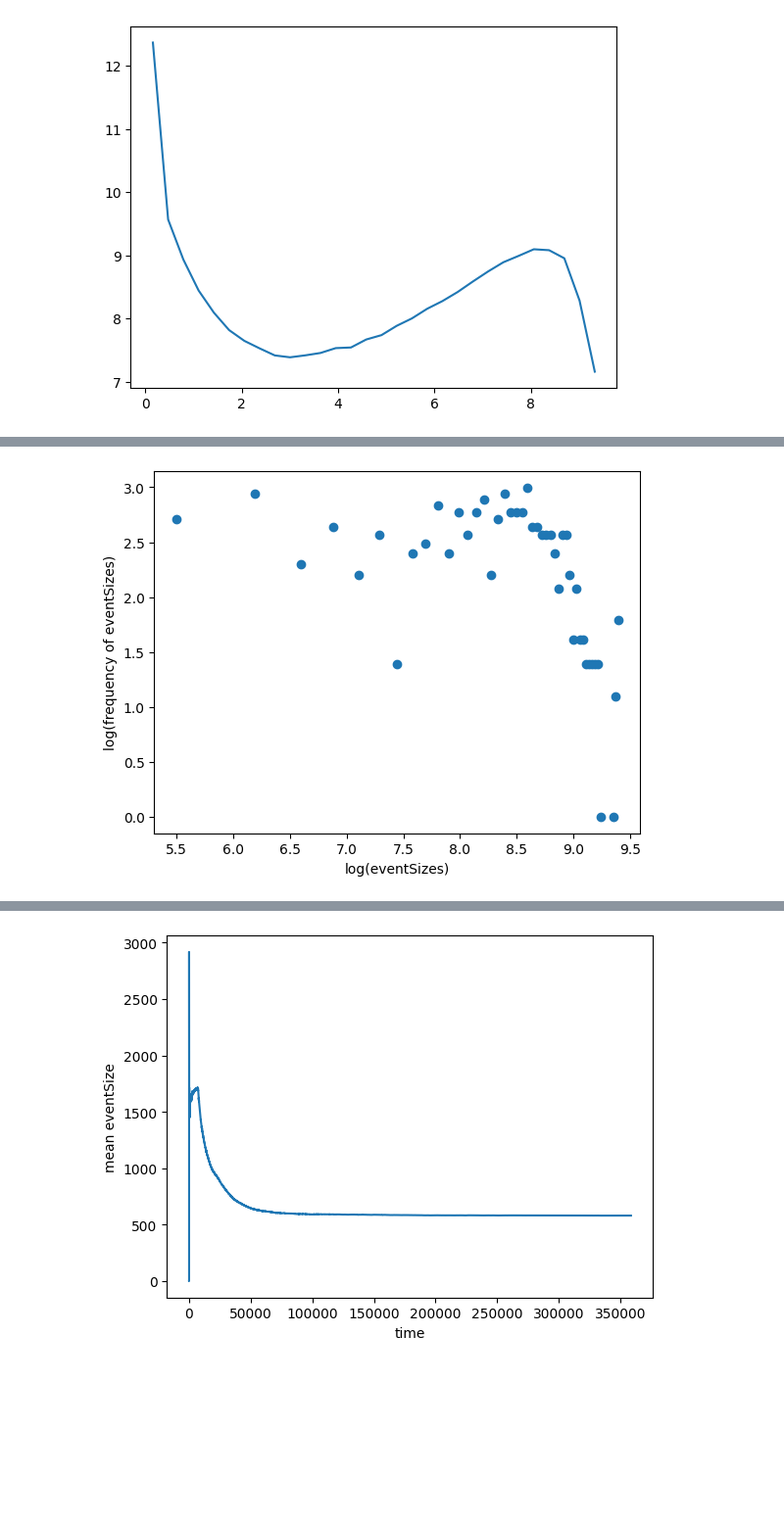
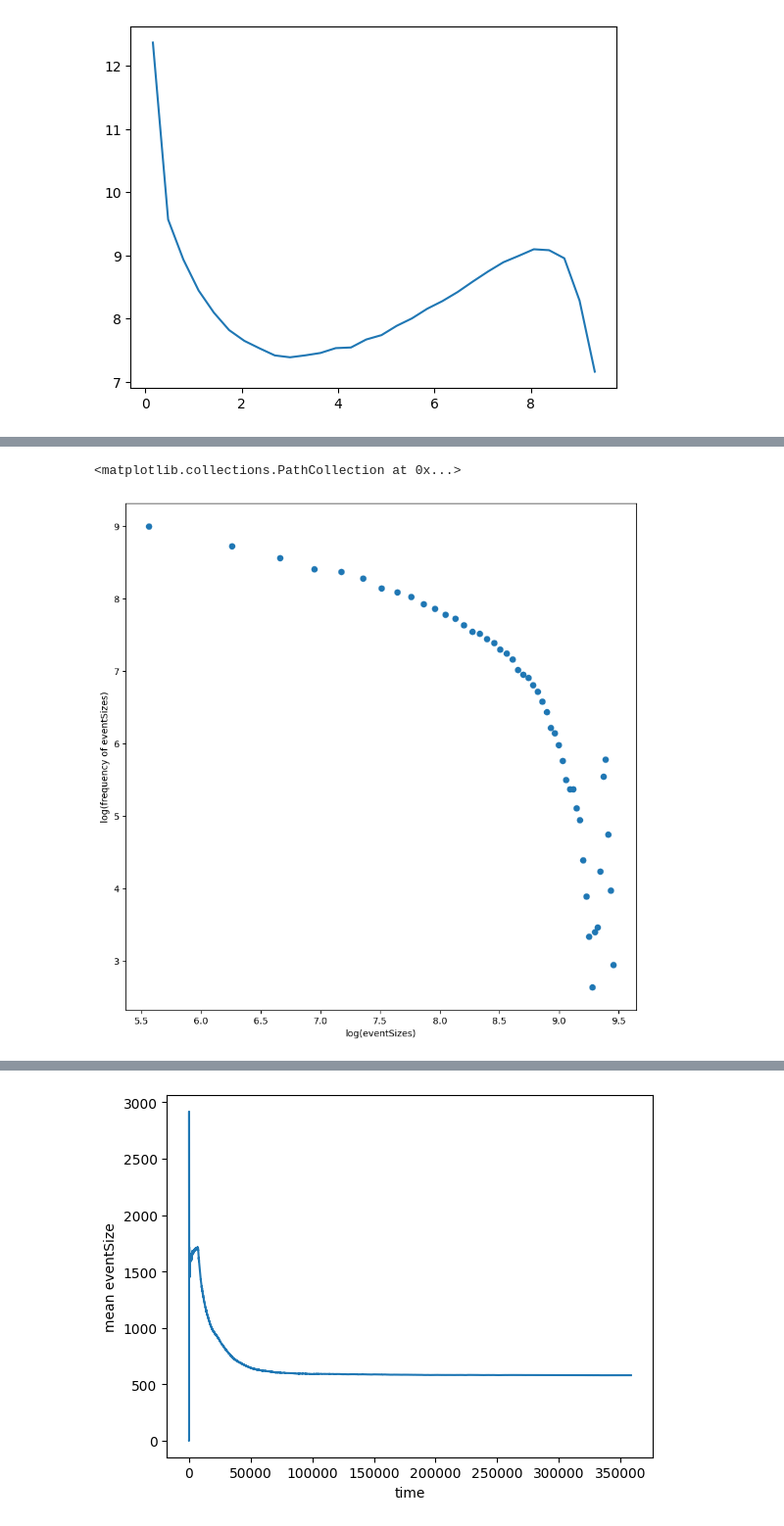
Before and after one commit to alireza-astane/Burridge_Knopoff_Model, a Jupyter notebook: BK_model/BKMoldel.ipynb, the cells around one changed output, grey strips where cells are left out. Shown at 98% size. Cells and saved outputs as stored; diff of their text form; code cells hidden in the pictures; blank space fills up the shorter version.

Commit message:
normalized the plots

```diff
--- a/BK_model/BKMoldel.ipynb
+++ b/BK_model/BKMoldel.ipynb
@@ -290,12 +356,14 @@ plt.savefig("fig1_1.png")
 # %%
-freq,size = np.histogram(eventsSizes2.cpu(),bins=50)
+plt.figure(figsize = (10,10))
+freq,size = np.histogram(eventsSizes.cpu(),bins=50)
 # plt.title("log(frequency of eventSizes) vs log(eventSizes) for dependent sampling")
 plt.xlabel("log(eventSizes)")
 plt.ylabel("log(frequency of eventSizes)")
 plt.scatter(np.log(size[:-1]),np.log(freq))
-plt.savefig("fig1_2.png")
+# plt.savefig("fig1_2.png")
 # %% [output]
+<matplotlib.collections.PathCollection at 0x...>
-[figure, old version]
+[figure, new version]
 # %%
 ev = eventsSizes.cpu()
 # plt.title("mean eventSize vs time for independent sampling")
```
Also changed, not shown: parts of 12 cells of this notebook.
